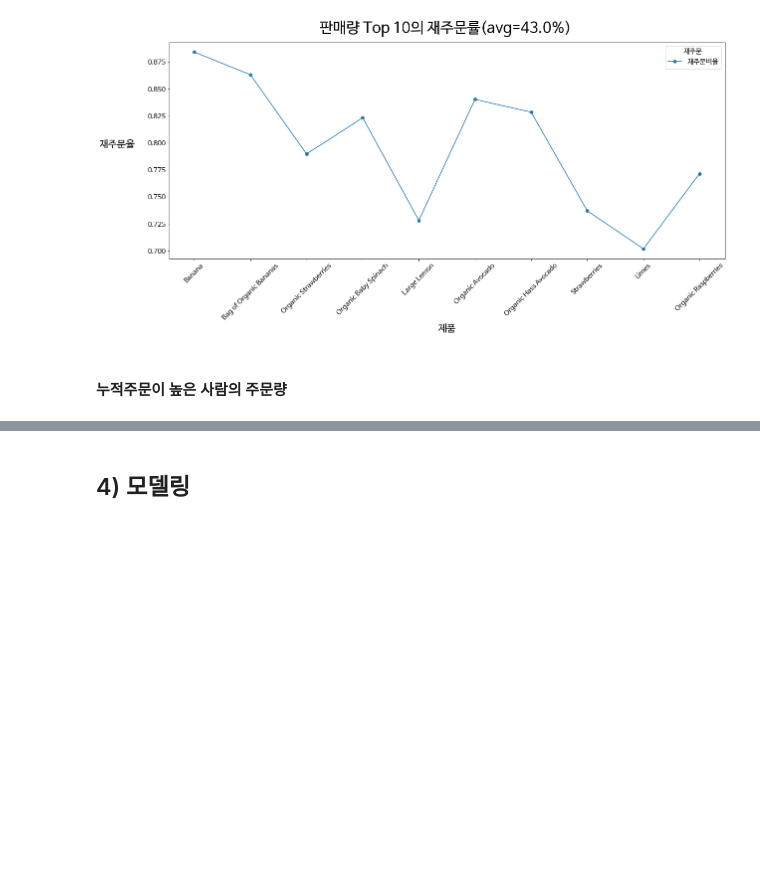
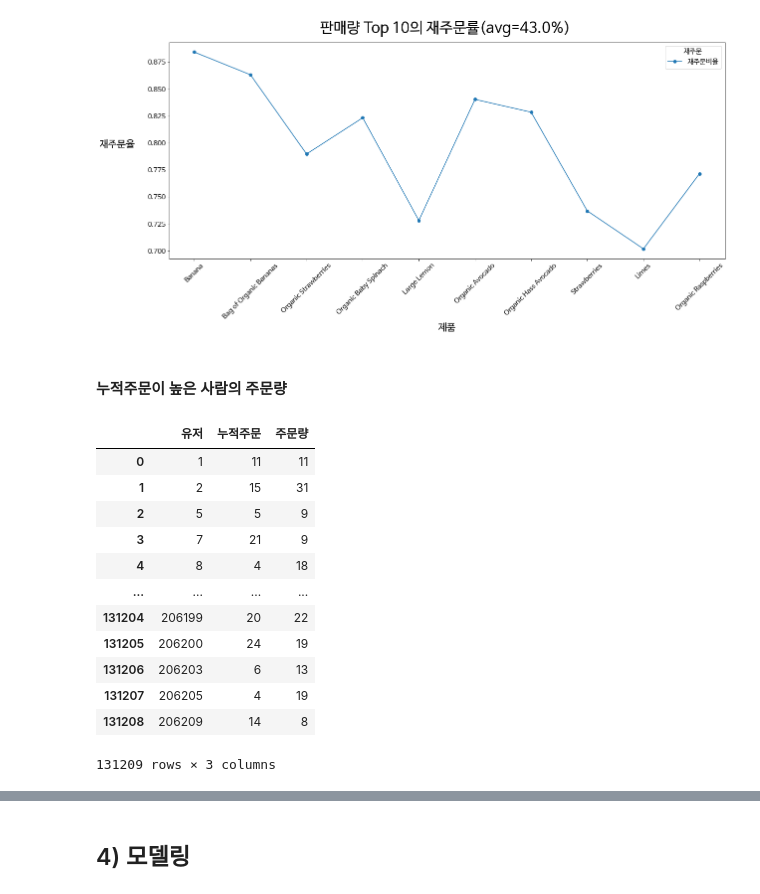
Before and after one commit to ev1025/Instacart, a Jupyter notebook: Code_project1.ipynb, the cells around one changed output, grey strips where cells are left out. Drawn from its saved outputs; the diff is of its cells as text; code cells hidden in the pictures; blank space fills up the shorter version.

```diff
--- a/Code_project1.ipynb
+++ b/Code_project1.ipynb
@@ -503,6 +500,22 @@ plt.show()
 # %%
 df_max = df_graph.groupby('유저',as_index=False)[['누적주문']].max()
 df_count = df_graph.groupby('유저',as_index=False)[['주문번호']].count()
 
-df_pivot = pd.concat([df_max,df_count],axis=1)
+# df_pivot = pd.concat([df_max,df_count],join='inner',axis=1)
+df_pivot = df_max.merge(df_count, how='left',on='유저')
 df_pivot.rename(columns={'주문번호':'주문량'},inplace =True)
+df_pivot
+# %% [output]
+|  | 유저 | 누적주문 | 주문량 |
+| 0 | 1 | 11 | 11 |
+| 1 | 2 | 15 | 31 |
+| 2 | 5 | 5 | 9 |
+| 3 | 7 | 21 | 9 |
+| 4 | 8 | 4 | 18 |
+| ... | ... | ... | ... |
+| 131204 | 206199 | 20 | 22 |
+| 131205 | 206200 | 24 | 19 |
+| 131206 | 206203 | 6 | 13 |
+| 131207 | 206205 | 4 | 19 |
+| 131208 | 206209 | 14 | 8 |
+131209 rows × 3 columns
```
Also changed, not shown: parts of 12 cells of this notebook.
